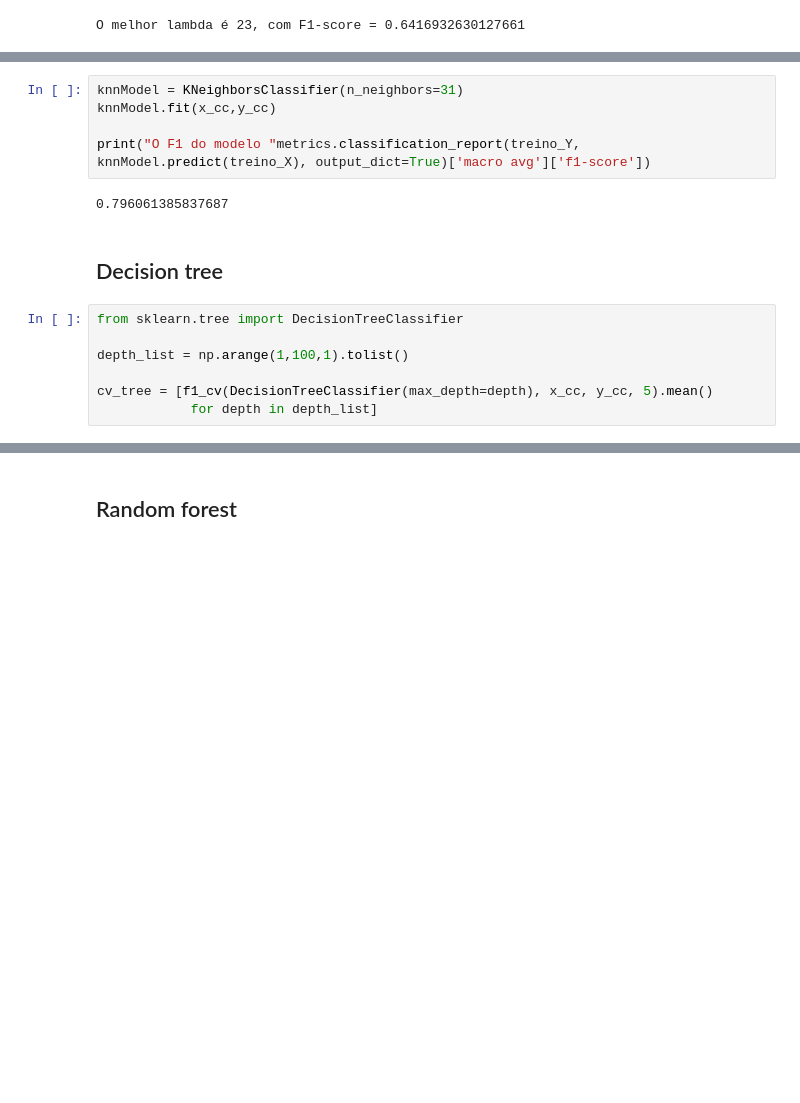
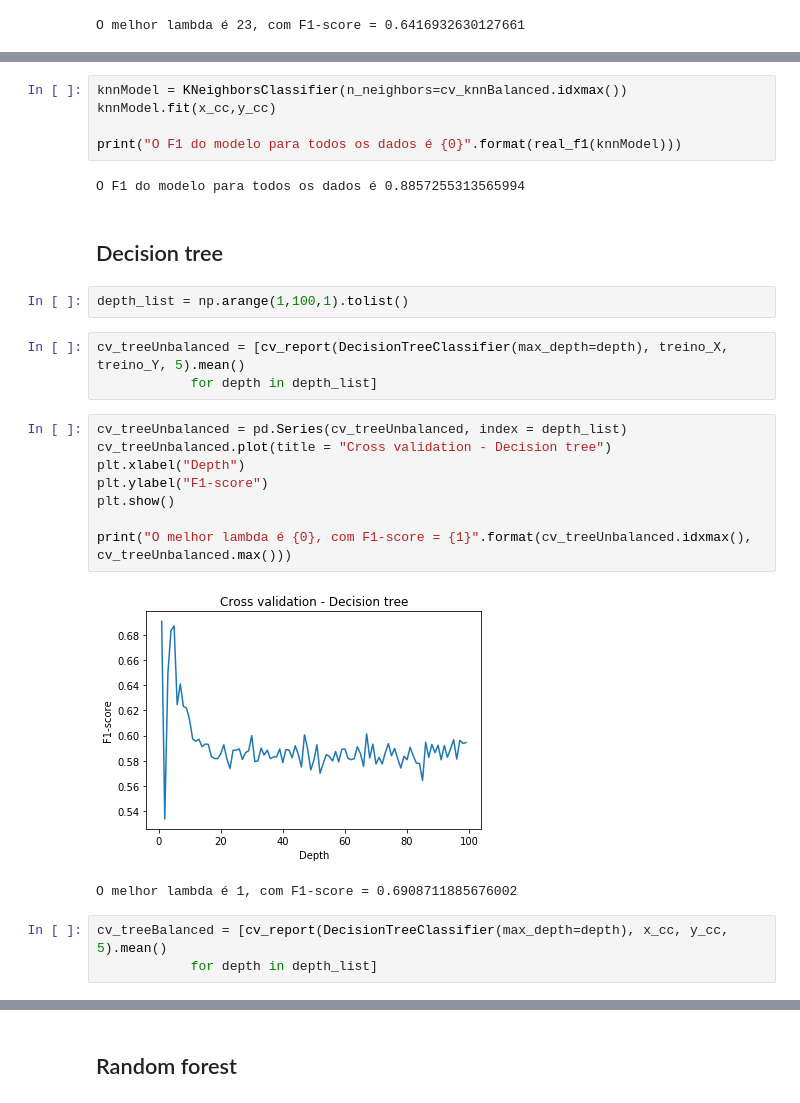
Before and after one commit to RenatoEly/aprendizagemDeMaquina, a Jupyter notebook: Ex4/previsao_deputados.ipynb, the cells around one changed output, grey strips where cells are left out. Cells and saved outputs as stored; diff of their text form; blank space fills up the shorter version.

```diff
--- a/Ex4/previsao_deputados.ipynb
+++ b/Ex4/previsao_deputados.ipynb
@@ -165,17 +171,29 @@ O melhor lambda é 31, com F1-score = 0.8528857510386556
 # %%
-knnModel = KNeighborsClassifier(n_neighbors=31)
+knnModel = KNeighborsClassifier(n_neighbors=cv_knnBalanced.idxmax())
 knnModel.fit(x_cc,y_cc)
 
-print("O F1 do modelo "metrics.classification_report(treino_Y, knnModel.predict(treino_X), output_dict=True)['macro avg']['f1-score'])
+print("O F1 do modelo para todos os dados é {0}".format(real_f1(knnModel)))
 # %% [output]
-0.796061385837687
+O F1 do modelo para todos os dados é 0.8857255313565994
 # %% [markdown]
 ## Decision tree
+# %%
+depth_list = np.arange(1,100,1).tolist()
+# %%
+cv_treeUnbalanced = [cv_report(DecisionTreeClassifier(max_depth=depth), treino_X, treino_Y, 5).mean()
+            for depth in depth_list]
+# %%
+cv_treeUnbalanced = pd.Series(cv_treeUnbalanced, index = depth_list)
+cv_treeUnbalanced.plot(title = "Cross validation - Decision tree")
+plt.xlabel("Depth")
+plt.ylabel("F1-score")
+plt.show()
+
+print("O melhor lambda é {0}, com F1-score = {1}".format(cv_treeUnbalanced.idxmax(), cv_treeUnbalanced.max()))
+# %% [output]
+[figure, added]
+O melhor lambda é 1, com F1-score = 0.6908711885676002
 # %%
-from sklearn.tree import DecisionTreeClassifier
-
-depth_list = np.arange(1,100,1).tolist()
-
-cv_tree = [f1_cv(DecisionTreeClassifier(max_depth=depth), x_cc, y_cc, 5).mean()
+cv_treeBalanced = [cv_report(DecisionTreeClassifier(max_depth=depth), x_cc, y_cc, 5).mean()
             for depth in depth_list]
 # %%
```
Also changed, not shown: parts of 33 cells of this notebook, 1 other file.
